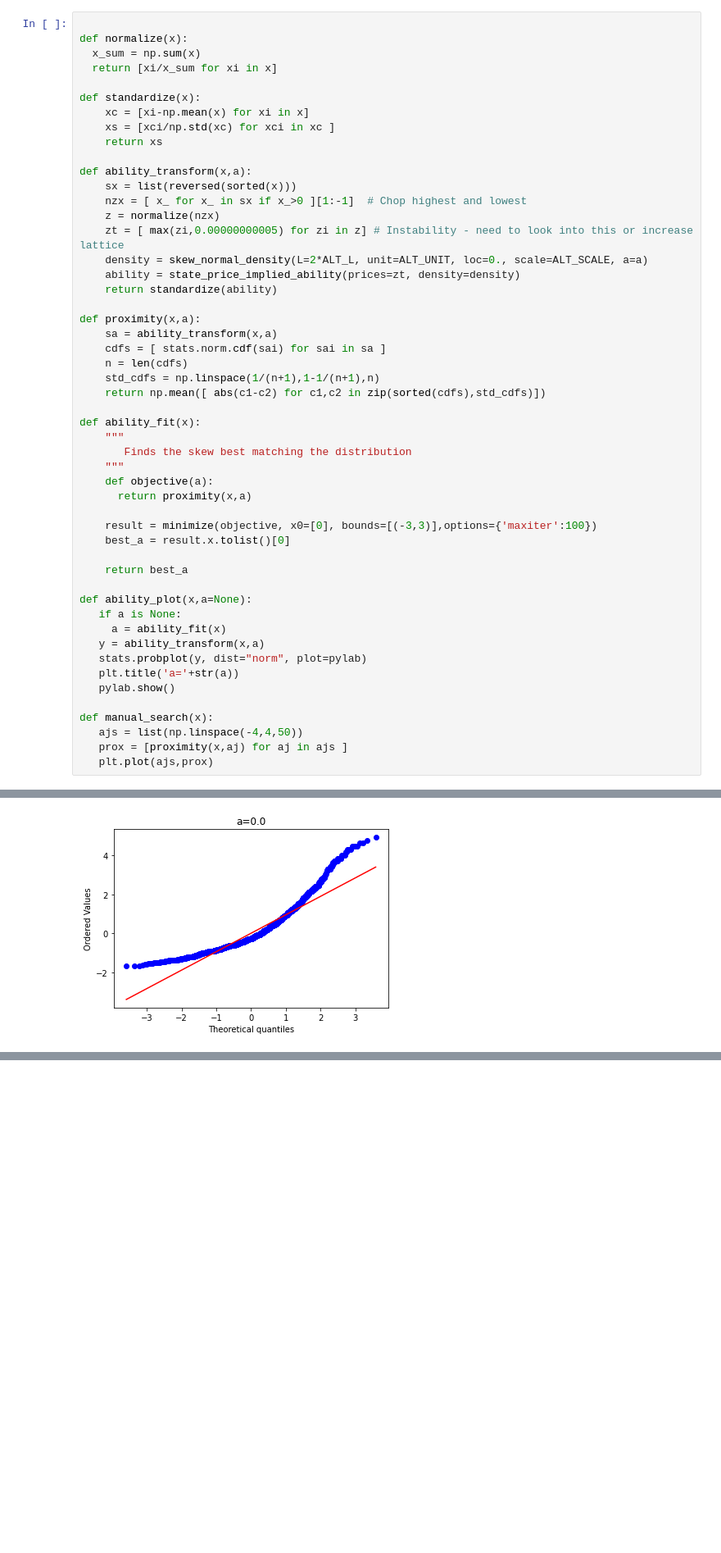
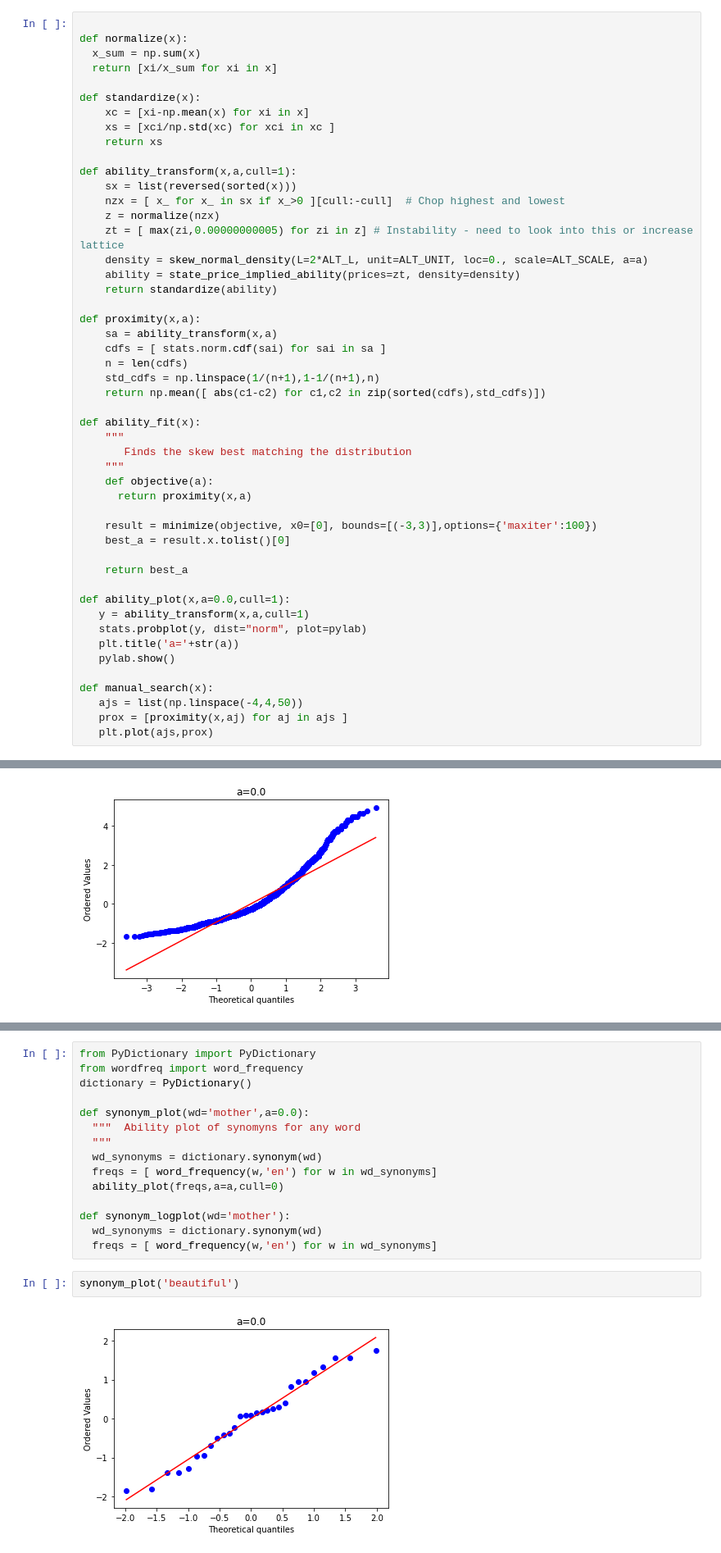
Before and after one commit to microprediction/winning, a Jupyter notebook: Ability_Transforms.ipynb, the cells around one changed output, grey strips where cells are left out. Shown at 82% size. Saved outputs shown, nothing was run; the diff lists cells and outputs as text; blank space fills up the shorter version.

```diff
--- a/Ability_Transforms.ipynb
+++ b/Ability_Transforms.ipynb
@@ -34,9 +51,9 @@ def standardize(x):
     xs = [xci/np.std(xc) for xci in xc ]
     return xs
 
-def ability_transform(x,a):
+def ability_transform(x,a,cull=1):
     sx = list(reversed(sorted(x)))
-    nzx = [ x_ for x_ in sx if x_>0 ][1:-1]  # Chop highest and lowest
+    nzx = [ x_ for x_ in sx if x_>0 ][cull:-cull]  # Chop highest and lowest
     z = normalize(nzx)
     zt = [ max(zi,0.00000000005) for zi in z] # Instability - need to look into this or increase lattice
     density = skew_normal_density(L=2*ALT_L, unit=ALT_UNIT, loc=0., scale=ALT_SCALE, a=a)
@@ -62,10 +79,8 @@ def ability_fit(x):
 
     return best_a
 
-def ability_plot(x,a=None):
-   if a is None:
-     a = ability_fit(x)
-   y = ability_transform(x,a)
+def ability_plot(x,a=0.0,cull=1):
+   y = ability_transform(x,a,cull=1)
    stats.probplot(y, dist="norm", plot=pylab)
    plt.title('a='+str(a))
    pylab.show()
@@ -334,0 +355,19 @@ ability_plot(df['diameter'],a=0.0)
+# %%
+from PyDictionary import PyDictionary
+from wordfreq import word_frequency
+dictionary = PyDictionary()
+
+def synonym_plot(wd='mother',a=0.0):
+  """  Ability plot of synomyns for any word
+  """
+  wd_synonyms = dictionary.synonym(wd)
+  freqs = [ word_frequency(w,'en') for w in wd_synonyms]
+  ability_plot(freqs,a=a,cull=0)
+
+def synonym_logplot(wd='mother'):
+  wd_synonyms = dictionary.synonym(wd)
+  freqs = [ word_frequency(w,'en') for w in wd_synonyms]
+# %%
+synonym_plot('beautiful')
+# %% [output]
+[figure, added]
```
Also changed, not shown: parts of 35 cells of this notebook.
